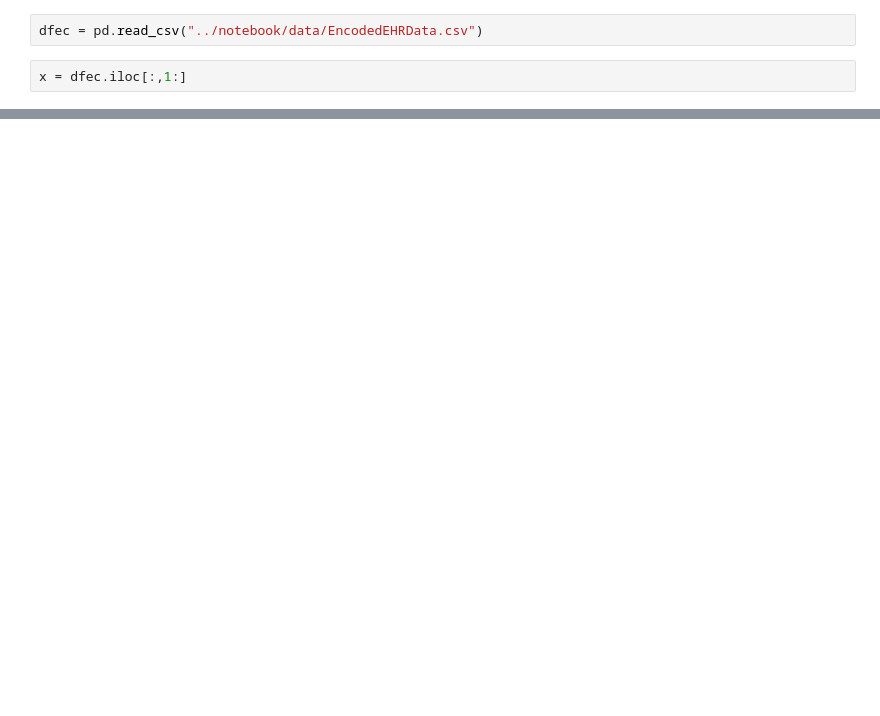
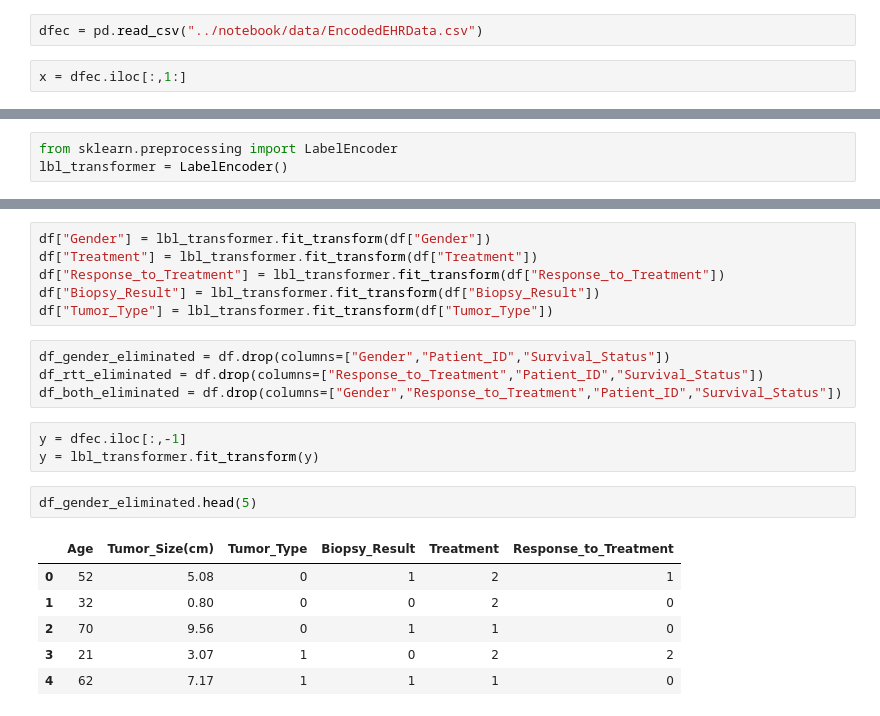
Before and after one commit to ABIR-CSE-2125/Cancer_Detection, a Jupyter notebook: src/test.ipynb, the cells around one changed output, grey strips where cells are left out. Drawn from its saved outputs; the diff is of its cells as text; blank space fills up the shorter version.

```diff
--- a/src/test.ipynb
+++ b/src/test.ipynb
@@ -125,0 +174,3 @@ test_data = dfec.iloc[0]
+# %%
+from sklearn.preprocessing import LabelEncoder
+lbl_transformer = LabelEncoder()
@@ -125,0 +188,22 @@ test_data = dfec.iloc[0]
+# %%
+df["Gender"] = lbl_transformer.fit_transform(df["Gender"])
+df["Treatment"] = lbl_transformer.fit_transform(df["Treatment"])
+df["Response_to_Treatment"] = lbl_transformer.fit_transform(df["Response_to_Treatment"])
+df["Biopsy_Result"] = lbl_transformer.fit_transform(df["Biopsy_Result"])
+df["Tumor_Type"] = lbl_transformer.fit_transform(df["Tumor_Type"])
+# %%
+df_gender_eliminated = df.drop(columns=["Gender","Patient_ID","Survival_Status"])
+df_rtt_eliminated = df.drop(columns=["Response_to_Treatment","Patient_ID","Survival_Status"])
+df_both_eliminated = df.drop(columns=["Gender","Response_to_Treatment","Patient_ID","Survival_Status"])
+# %%
+y = dfec.iloc[:,-1]
+y = lbl_transformer.fit_transform(y)
+# %%
+df_gender_eliminated.head(5)
+# %% [output]
+|  | Age | Tumor_Size(cm) | Tumor_Type | Biopsy_Result | Treatment | Response_to_Treatment |
+| 0 | 52 | 5.08 | 0 | 1 | 2 | 1 |
+| 1 | 32 | 0.80 | 0 | 0 | 2 | 0 |
+| 2 | 70 | 9.56 | 0 | 1 | 1 | 0 |
+| 3 | 21 | 3.07 | 1 | 0 | 2 | 2 |
+| 4 | 62 | 7.17 | 1 | 1 | 1 | 0 |
```
Also changed, not shown: parts of 26 cells of this notebook, 3 other files.
